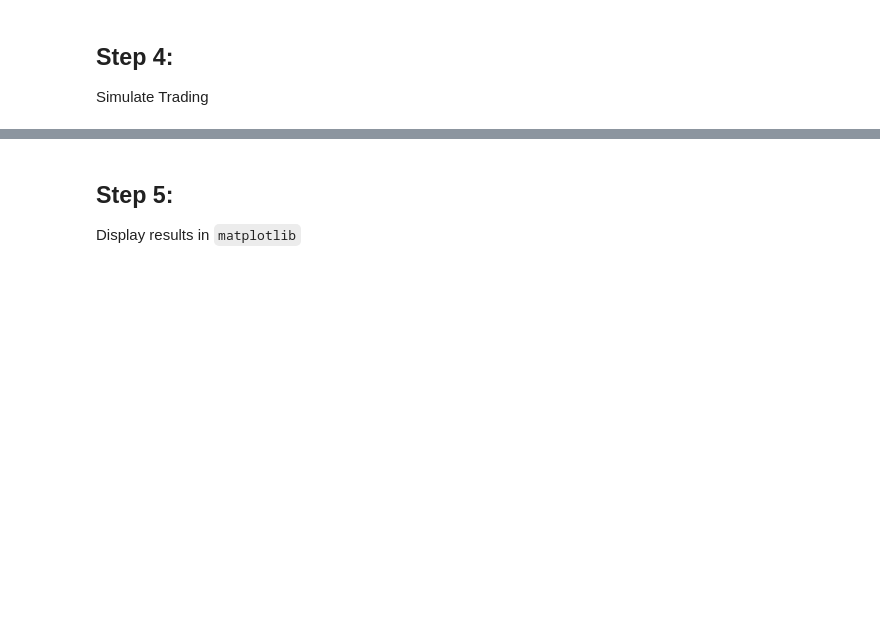
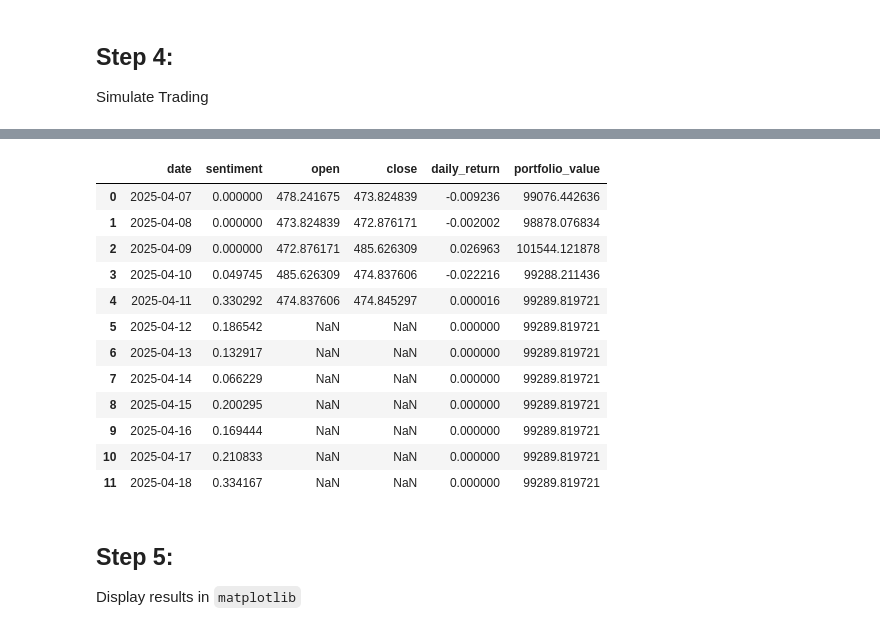
Before and after one commit to SophieRichardson98/FM_momentum, a Jupyter notebook: Tutorial/Momentum_Tutorial_Answers.ipynb, the cells around one changed output, grey strips where cells are left out. Cells and saved outputs as stored; diff of their text form; code cells hidden in the pictures; blank space fills up the shorter version.

````diff
--- a/Tutorial/Momentum_Tutorial_Answers.ipynb
+++ b/Tutorial/Momentum_Tutorial_Answers.ipynb
@@ -324,15 +80,30 @@ def run_sentiment_strategy(stock_universe, start_date, end_date, initial_portfol
 # %%
-# Usage
-# from sentiment_trading_simulator import run_sentiment_strategy # put the above code into a seperate file.
+from sentiment_trading_simulator import run_sentiment_strategy
 from datetime import datetime
 
-STOCK_UNIVERSE = ['AAPL', 'MSFT', 'GOOGL', 'AMZN', 'TSLA']
-START_DATE = datetime(2025, 4, 1)
-END_DATE = datetime(2025, 4, 7)
-PORTFOLIO_VALUE = 100000
+INIT_CAP  = 100_000
 
-results_df = run_sentiment_strategy(STOCK_UNIVERSE, START_DATE, END_DATE, PORTFOLIO_VALUE)
-print(results_df)
+df = run_sentiment_strategy(
+    STOCK, START_DATE, END_DATE, INIT_CAP,
+    API_KEY, BASE_URL,
+    offline_mode=False   # set True to simulate news too
+)
+
+df.head(15)
+# %% [output]
+|  | date | sentiment | open | close | daily_return | portfolio_value |
+| 0 | 2025-04-07 | 0.000000 | 478.241675 | 473.824839 | -0.009236 | 99076.442636 |
+| 1 | 2025-04-08 | 0.000000 | 473.824839 | 472.876171 | -0.002002 | 98878.076834 |
+| 2 | 2025-04-09 | 0.000000 | 472.876171 | 485.626309 | 0.026963 | 101544.121878 |
+| 3 | 2025-04-10 | 0.049745 | 485.626309 | 474.837606 | -0.022216 | 99288.211436 |
+| 4 | 2025-04-11 | 0.330292 | 474.837606 | 474.845297 | 0.000016 | 99289.819721 |
+| 5 | 2025-04-12 | 0.186542 | NaN | NaN | 0.000000 | 99289.819721 |
+| 6 | 2025-04-13 | 0.132917 | NaN | NaN | 0.000000 | 99289.819721 |
+| 7 | 2025-04-14 | 0.066229 | NaN | NaN | 0.000000 | 99289.819721 |
+| 8 | 2025-04-15 | 0.200295 | NaN | NaN | 0.000000 | 99289.819721 |
+| 9 | 2025-04-16 | 0.169444 | NaN | NaN | 0.000000 | 99289.819721 |
+| 10 | 2025-04-17 | 0.210833 | NaN | NaN | 0.000000 | 99289.819721 |
+| 11 | 2025-04-18 | 0.334167 | NaN | NaN | 0.000000 | 99289.819721 |
 # %% [markdown]
 ## Step 5:
 Display results in ```matplotlib```
````
Also changed, not shown: parts of 7 cells of this notebook, 4 other files.
